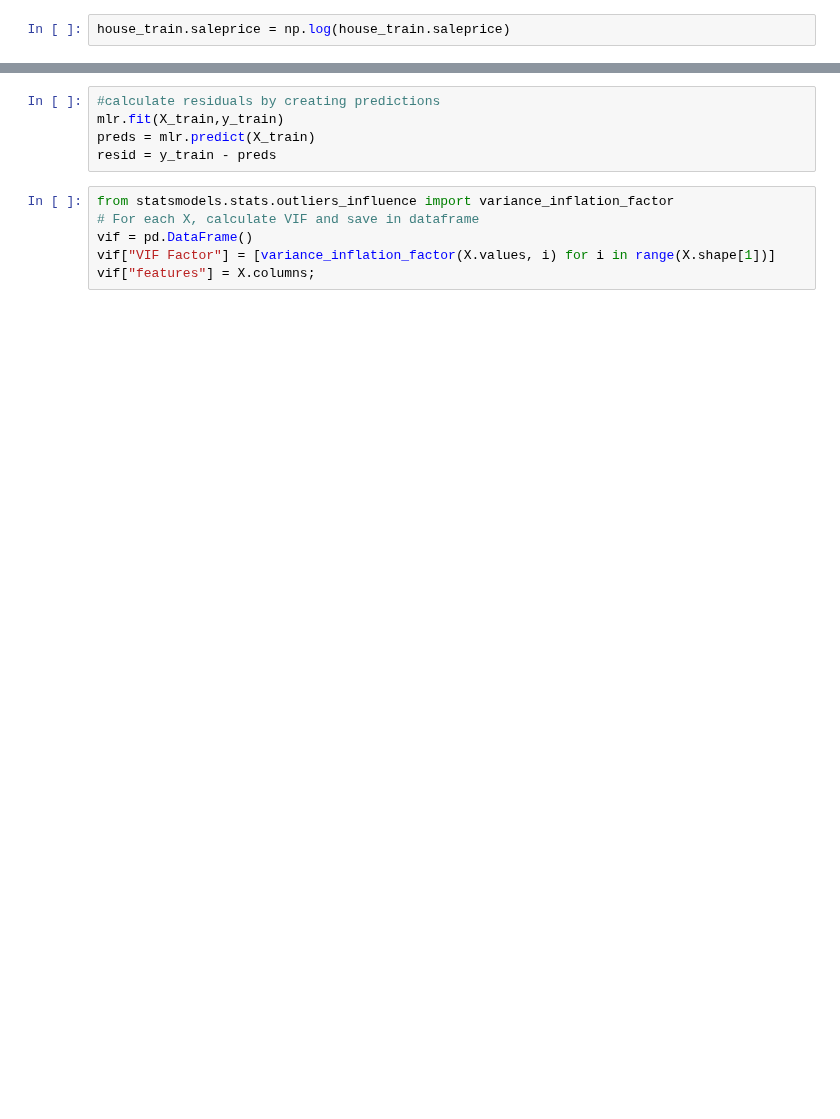
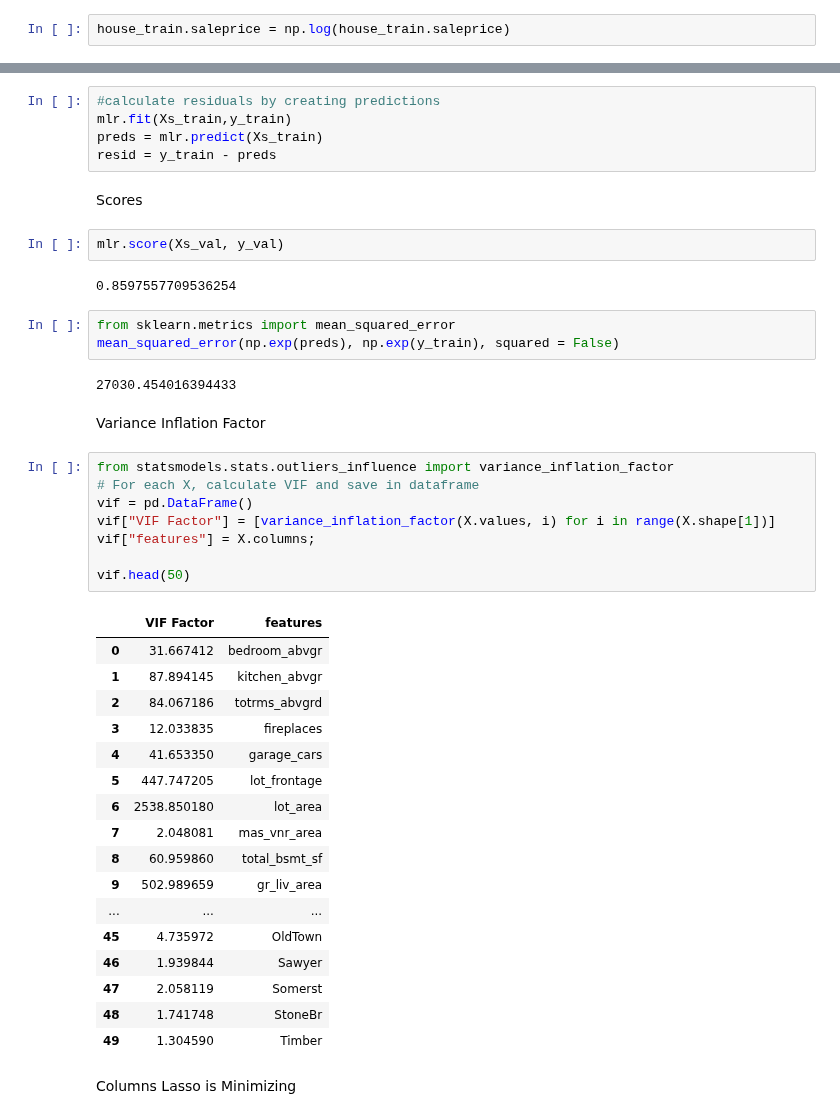
Before and after one commit to AlexSpradling/Home-Price-Prediction-in-Ames-IA, a Jupyter notebook: code/regression_model.ipynb, the cells around one changed output, grey strips where cells are left out. Saved outputs shown, nothing was run; the diff lists cells and outputs as text; blank space fills up the shorter version.

```diff
--- a/code/regression_model.ipynb
+++ b/code/regression_model.ipynb
@@ -85,14 +85,49 @@ scores_1.mean()
 # %%
 #calculate residuals by creating predictions
-mlr.fit(X_train,y_train)
-preds = mlr.predict(X_train)
+mlr.fit(Xs_train,y_train)
+preds = mlr.predict(Xs_train)
 resid = y_train - preds
+# %% [markdown]
+Scores
+# %%
+mlr.score(Xs_val, y_val)
+# %% [output]
+0.8597557709536254
+# %%
+from sklearn.metrics import mean_squared_error
+mean_squared_error(np.exp(preds), np.exp(y_train), squared = False)
+# %% [output]
+27030.454016394433
+# %% [markdown]
+Variance Inflation Factor
 # %%
 from statsmodels.stats.outliers_influence import variance_inflation_factor
 # For each X, calculate VIF and save in dataframe
 vif = pd.DataFrame()
 vif["VIF Factor"] = [variance_inflation_factor(X.values, i) for i in range(X.shape[1])]
 vif["features"] = X.columns;
+
+vif.head(50)
+# %% [output]
+|  | VIF Factor | features |
+| 0 | 31.667412 | bedroom_abvgr |
+| 1 | 87.894145 | kitchen_abvgr |
+| 2 | 84.067186 | totrms_abvgrd |
+| 3 | 12.033835 | fireplaces |
+| 4 | 41.653350 | garage_cars |
+| 5 | 447.747205 | lot_frontage |
+| 6 | 2538.850180 | lot_area |
+| 7 | 2.048081 | mas_vnr_area |
+| 8 | 60.959860 | total_bsmt_sf |
+| 9 | 502.989659 | gr_liv_area |
+| ... | ... | ... |
+| 45 | 4.735972 | OldTown |
+| 46 | 1.939844 | Sawyer |
+| 47 | 2.058119 | Somerst |
+| 48 | 1.741748 | StoneBr |
+| 49 | 1.304590 | Timber |
+# %% [markdown]
+Columns Lasso is Minimizing
 # %%
 
 squashed_columns = []
```
Also changed, not shown: parts of 27 cells of this notebook.
